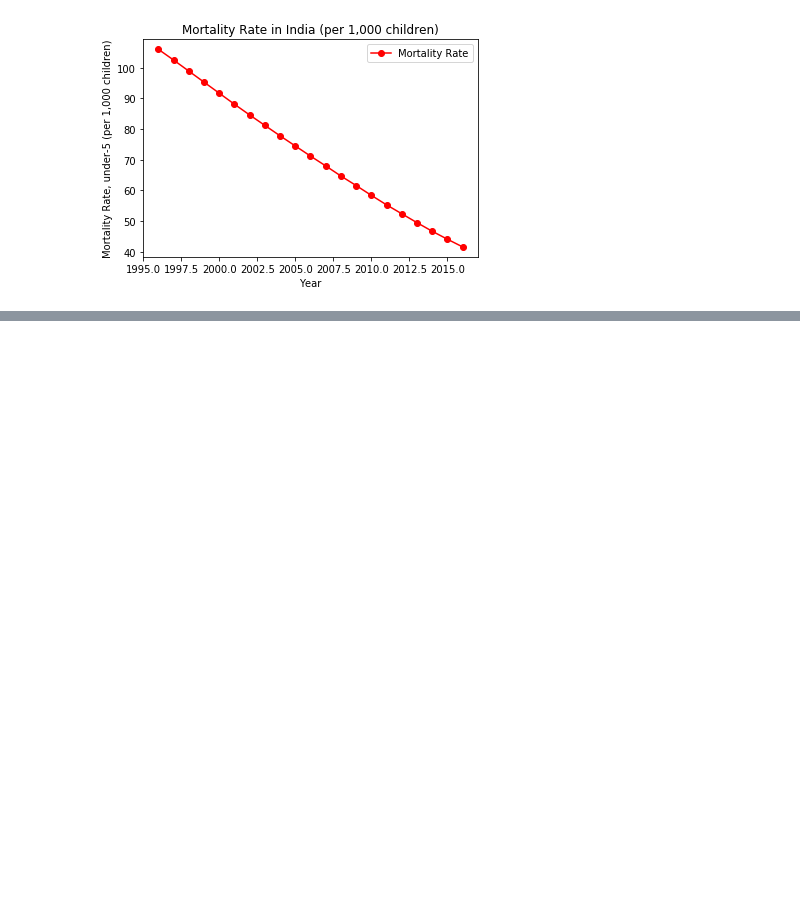
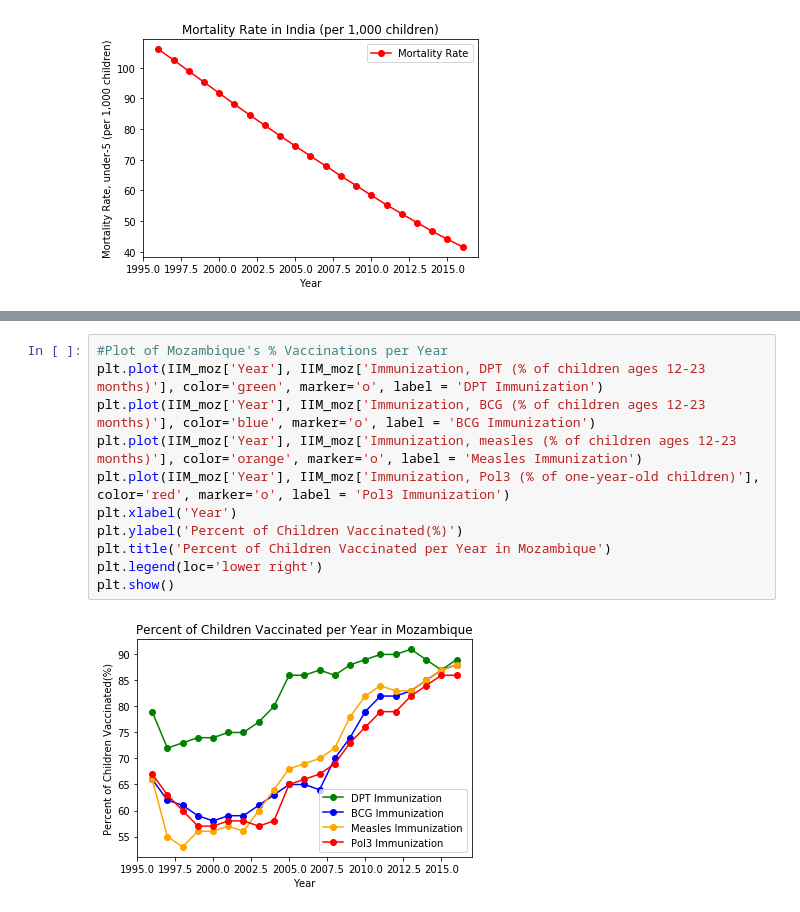
Before and after one commit to tranj8229/dss_sp19, a Jupyter notebook: World_Health_and_Nutrition_Project.ipynb, the cells around one changed output, grey strips where cells are left out. Saved outputs shown, nothing was run; the diff lists cells and outputs as text; blank space fills up the shorter version.

Commit message:
finished Mozambique plots

```diff
--- a/World_Health_and_Nutrition_Project.ipynb
+++ b/World_Health_and_Nutrition_Project.ipynb
@@ -265,0 +330,13 @@ plt.show()
+# %%
+#Plot of Mozambique's % Vaccinations per Year
+plt.plot(IIM_moz['Year'], IIM_moz['Immunization, DPT (% of children ages 12-23 months)'], color='green', marker='o', label = 'DPT Immunization')
+plt.plot(IIM_moz['Year'], IIM_moz['Immunization, BCG (% of children ages 12-23 months)'], color='blue', marker='o', label = 'BCG Immunization')
+plt.plot(IIM_moz['Year'], IIM_moz['Immunization, measles (% of children ages 12-23 months)'], color='orange', marker='o', label = 'Measles Immunization')
+plt.plot(IIM_moz['Year'], IIM_moz['Immunization, Pol3 (% of one-year-old children)'], color='red', marker='o', label = 'Pol3 Immunization')
+plt.xlabel('Year')
+plt.ylabel('Percent of Children Vaccinated(%)')
+plt.title('Percent of Children Vaccinated per Year in Mozambique')
+plt.legend(loc='lower right')
+plt.show()
+# %% [output]
+[figure, added]
```
Also changed, not shown: parts of 6 cells of this notebook.
